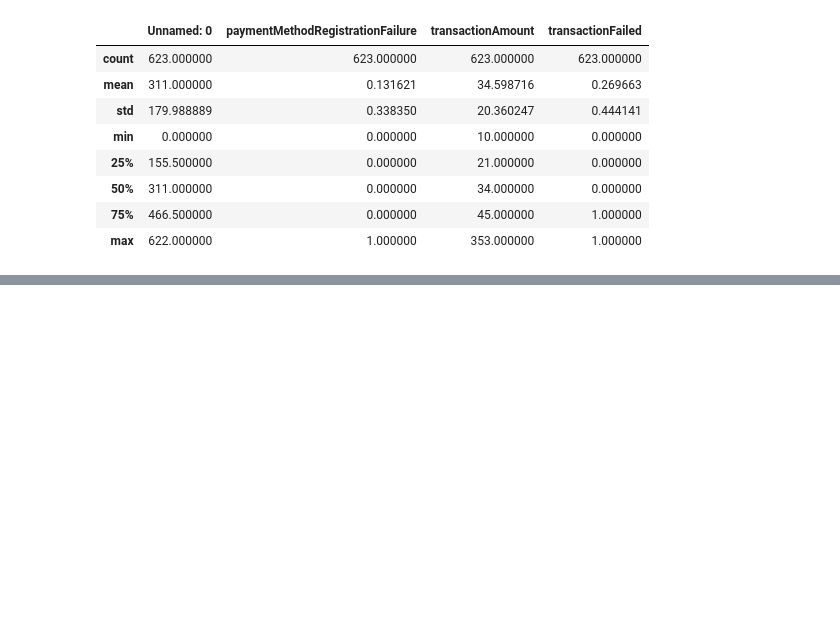
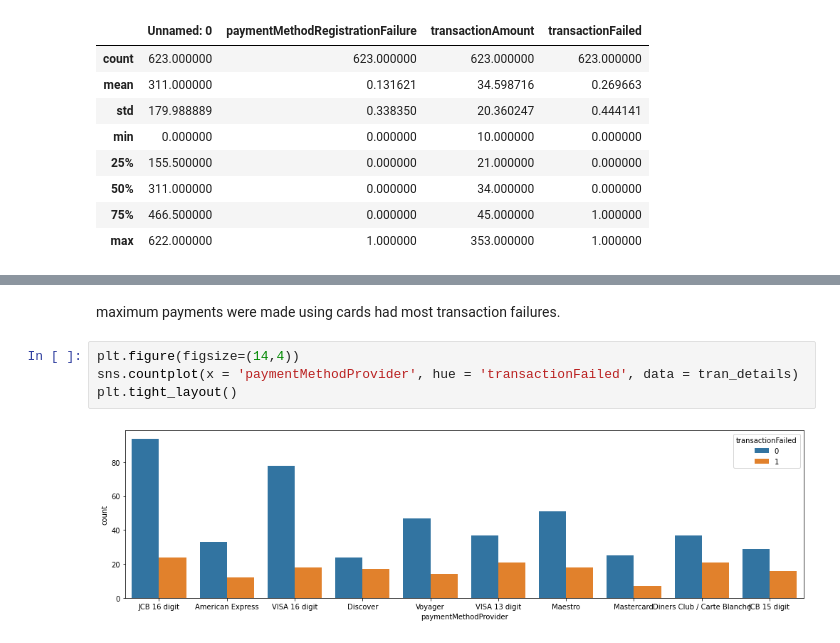
Before and after one commit to Ramya-korupolu/Ecommerce-fraud-detection, a Jupyter notebook: Detection Model.ipynb, the cells around one changed output, grey strips where cells are left out. Drawn from its saved outputs; the diff is of its cells as text; blank space fills up the shorter version.

```diff
--- a/Detection Model.ipynb
+++ b/Detection Model.ipynb
@@ -76,0 +198,8 @@ tran_details.describe()
+# %% [markdown]
+maximum payments were made using cards had most transaction failures.
+# %%
+plt.figure(figsize=(14,4))
+sns.countplot(x = 'paymentMethodProvider', hue = 'transactionFailed', data = tran_details)
+plt.tight_layout()
+# %% [output]
+[figure, added]
```
Also changed, not shown: parts of 25 cells of this notebook.
